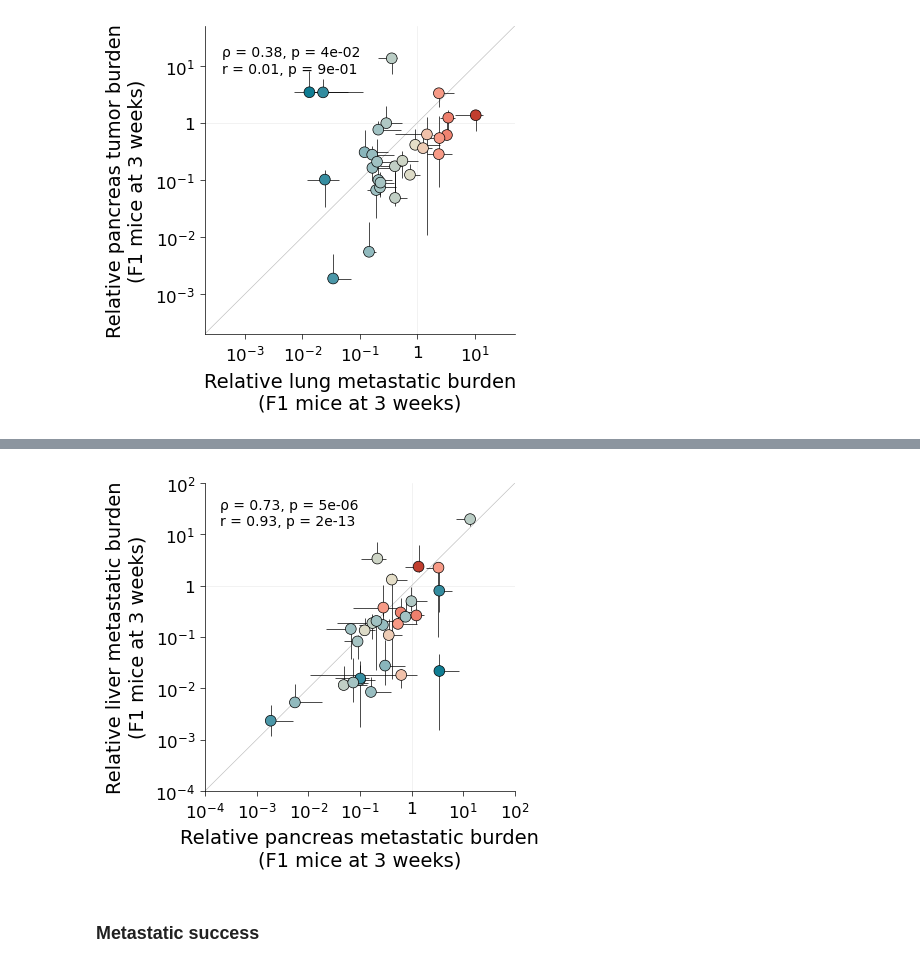
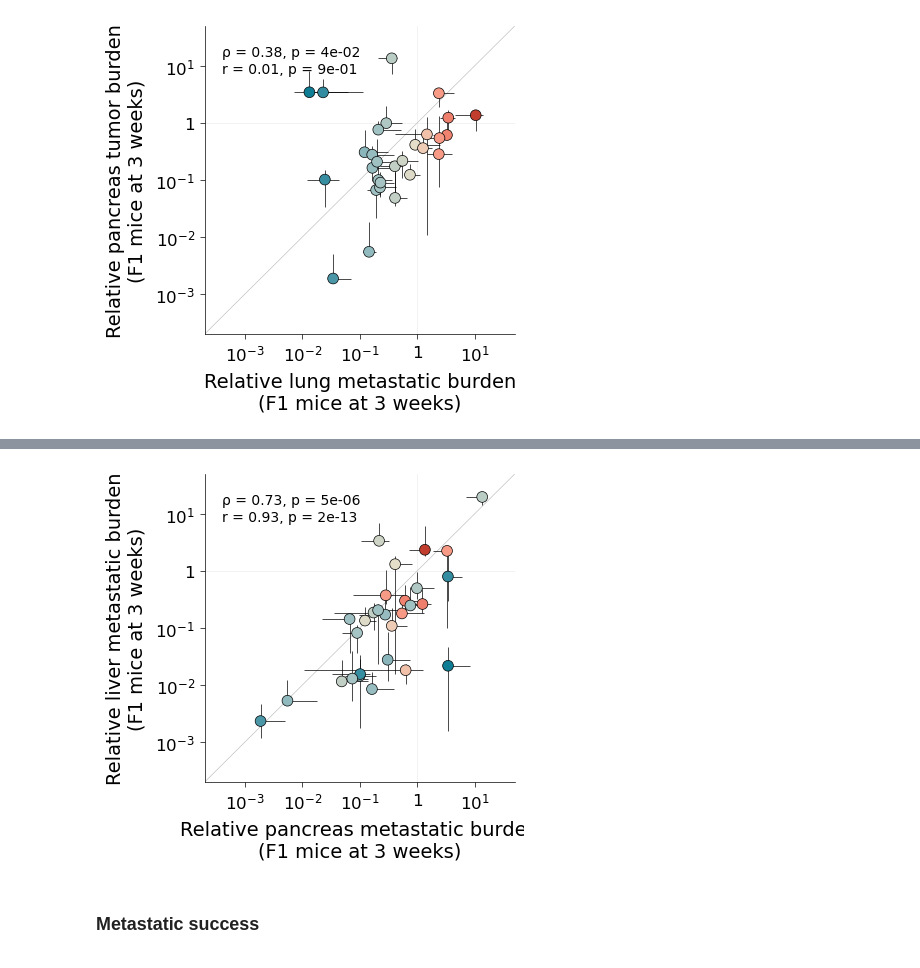
Before and after one commit to alyulina/metastatic-phenotypes, a Jupyter notebook: figures/fig4/fig4.ipynb, the cells around one changed output, grey strips where cells are left out. Cells and saved outputs as stored; diff of their text form; code cells hidden in the pictures.

```diff
--- a/figures/fig4/fig4.ipynb
+++ b/figures/fig4/fig4.ipynb
@@ -932,17 +932,17 @@ plt.savefig(path_to_save_figs + 'fig4/figs/' + si + '_' + name + '.pdf', dpi=300
 # %%
-name = 'relative_burden_liver_vs_pancreas_no_immune-rejected'
-si = 'main'
+name = 'relative_burden_liver_vs_pancreas_no_immune-rejected_exp1'
+si = 'si'
 
 ax = utils.correlation_plot(clIDs_not_rejected, clID__color=clID__color_1,
                             clID__y=clID__mean_liver, clID__yerr=clID__err_liver,
                             clID__x=clID__mean_pancreas, clID__xerr=clID__err_pancreas,
                             xtitle='Relative pancreas metastatic burden\n(F1 mice at 3 weeks)', ytitle='Relative liver metastatic burden\n(F1 mice at 3 weeks)',
-                            xlims=[1e-4, 1e2], xticks=[1e-4, 1e-3, 1e-2, 1e-1, 1e0, 1e1, 1e2], xlabels=['$10^{-4}$', '$10^{-3}$', '$10^{-2}$', '$10^{-1}$', '$1$', '$10^{1}$', '$10^{2}$'],
-                            ylims=[1e-4, 1e2], yticks=[1e-4, 1e-3, 1e-2, 1e-1, 1e0, 1e1, 1e2], ylabels=['$10^{-4}$', '$10^{-3}$', '$10^{-2}$', '$10^{-1}$', '$1$', '$10^{1}$', '$10^{2}$'])
+                            xlims=[2e-4, 0.5e2], xticks=[1e-4, 1e-3, 1e-2, 1e-1, 1e0, 1e1], xlabels=['$10^{-4}$', '$10^{-3}$', '$10^{-2}$', '$10^{-1}$', '$1$', '$10^{1}$'],
+                            ylims=[2e-4, 0.5e2], yticks=[1e-4, 1e-3, 1e-2, 1e-1, 1e0, 1e1], ylabels=['$10^{-4}$', '$10^{-3}$', '$10^{-2}$', '$10^{-1}$', '$1$', '$10^{1}$'])
 
 plt.savefig(path_to_save_figs + 'fig4/figs/' + si + '_' + name + '.pdf', dpi=300, bbox_inches='tight')
 # %% [output]
-[figure, old version]
+[figure, new version]
 # %% [markdown]
 ### Metastatic success
 # %%
```
Also changed, not shown: parts of 20 cells of this notebook, 54 other files.
